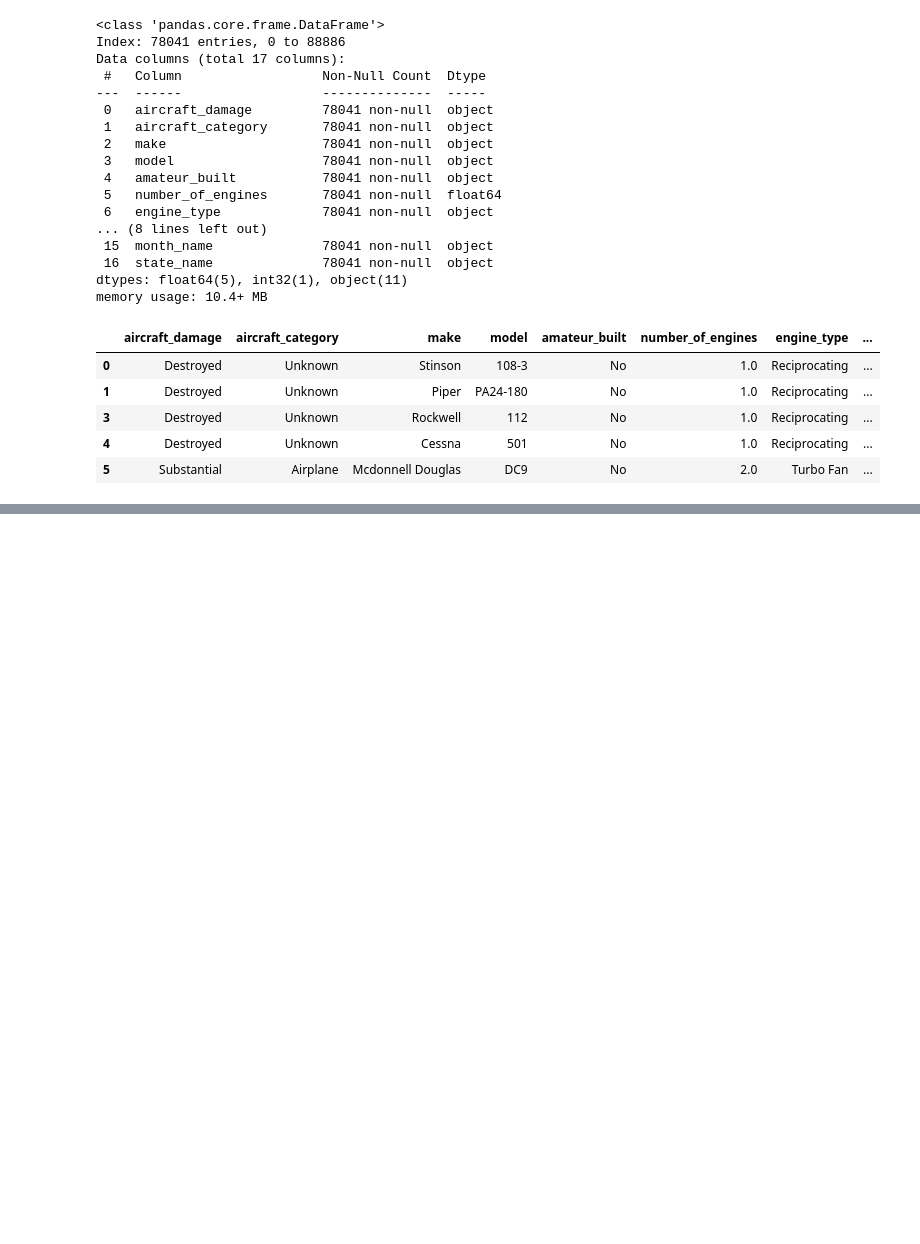
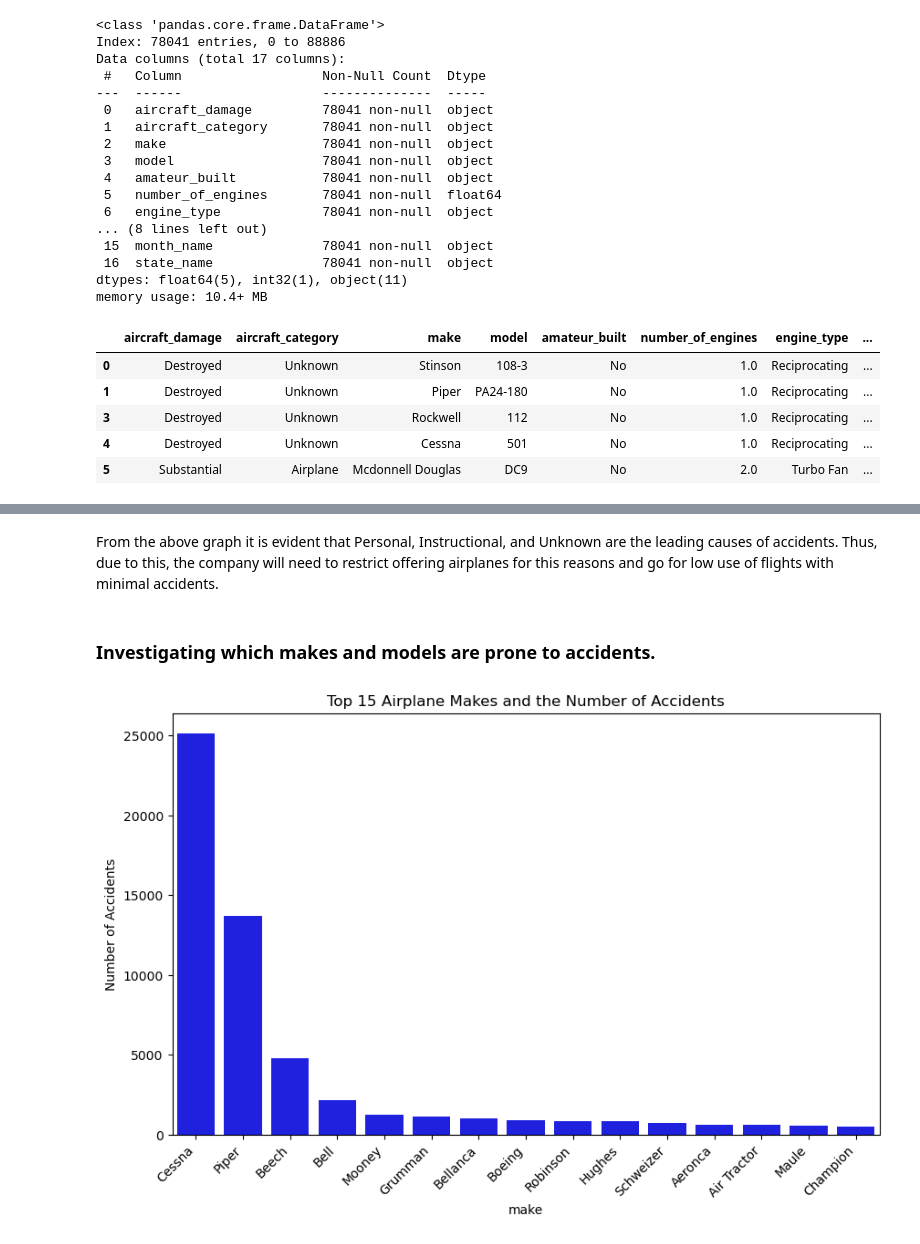
Before and after one commit to Rodgerdev/aircraft-analysis, a Jupyter notebook: aviation_analysis.ipynb, the cells around one changed output, grey strips where cells are left out. Saved outputs shown, nothing was run; the diff lists cells and outputs as text; code cells hidden in the pictures; blank space fills up the shorter version.

```diff
--- a/aviation_analysis.ipynb
+++ b/aviation_analysis.ipynb
@@ -1019,0 +852,19 @@ plt.show()
+# %% [markdown]
+From the above graph it is evident that Personal, Instructional, and Unknown are the leading causes of accidents.
+Thus, due to this, the company will need to restrict offering airplanes for this reasons and go for low use of flights with minimal accidents.
+# %% [markdown]
+### Investigating which makes and models are prone to accidents.
+# %%
+# Accidents based on the make of the Airplanes
+top_15_makes = df_usa['make'].value_counts().nlargest(15).index
+
+top_15_df = df_usa[df_usa['make'].isin(top_15_makes)]
+
+plt.figure(figsize=(10, 6))
+sns.countplot(data=top_15_df, x='make', order=top_15_makes, color = 'blue')
+plt.title('Top 15 Airplane Makes and the Number of Accidents')
+plt.ylabel('Number of Accidents')
+plt.xticks(rotation=45, ha='right')
+plt.show()
+# %% [output]
+[figure, added]
```
Also changed, not shown: parts of 47 cells of this notebook, 1 other file.
